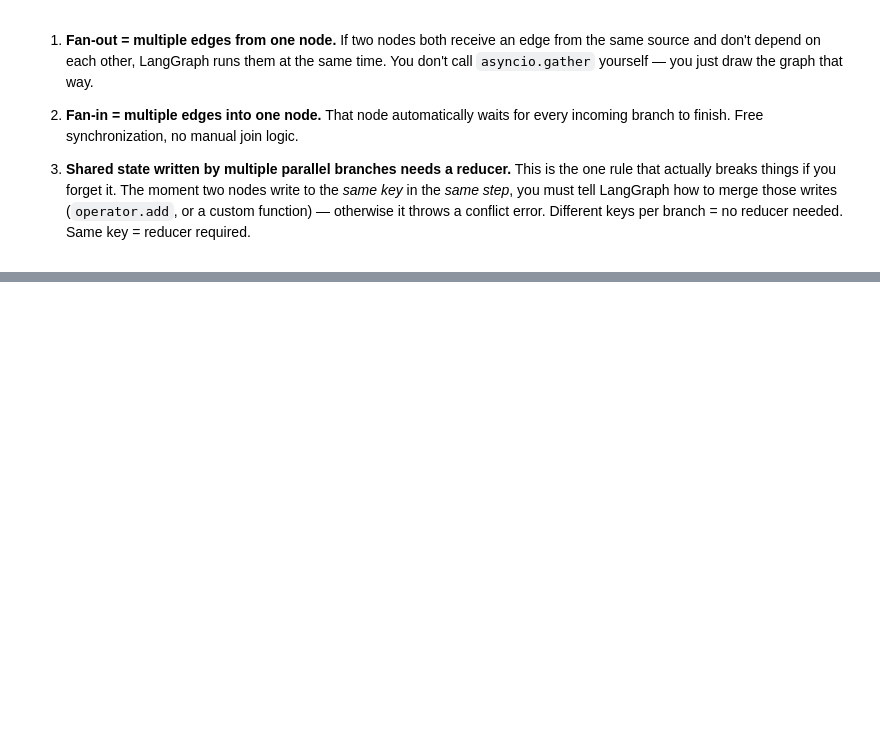
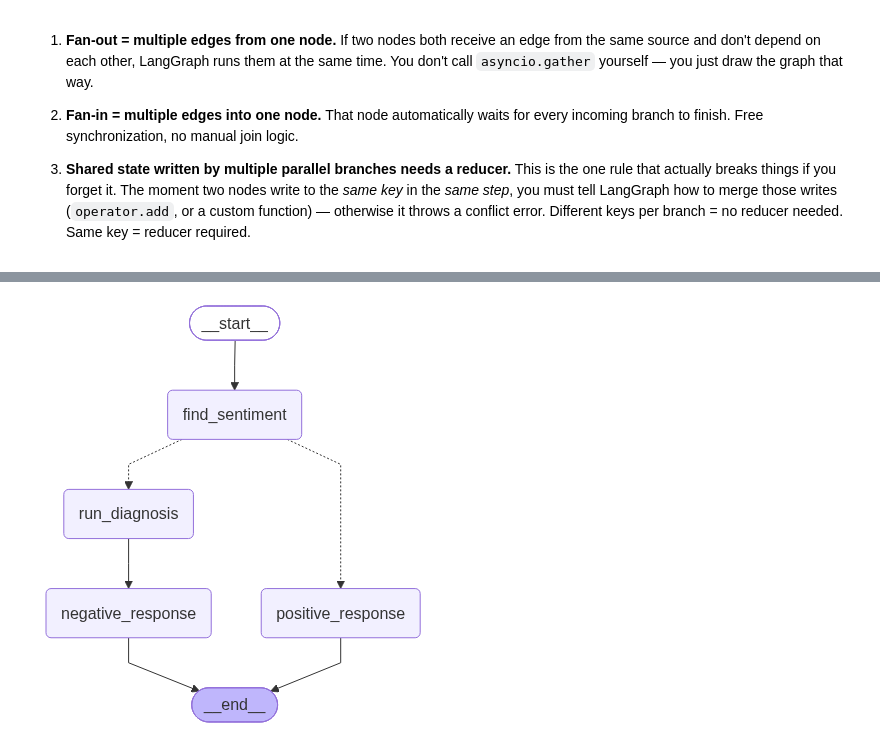
Before and after one commit to Harsh5225/AI_ENGINEER, a Jupyter notebook: LangGraphLearn/code.ipynb, the cells around one changed output, grey strips where cells are left out. Drawn from its saved outputs; the diff is of its cells as text; code cells hidden in the pictures; blank space fills up the shorter version.

Commit message:
feat(langgraph): implement conditional review analysis workflow

```diff
--- a/LangGraphLearn/code.ipynb
+++ b/LangGraphLearn/code.ipynb
@@ -200,0 +247,5 @@ app
+# %%
+def positive_response(state:ReviewState):
+    prompt = f"Write a positive response to the following review - {state['review']}"
+    result = model.invoke(prompt)
+    return {"response": result.content}
@@ -200,0 +262,41 @@ app
+# %%
+
+def negative_response(state: ReviewState):
+
+    diagnosis = state['diagnosis']
+
+    prompt = f"""You are a support assistant.
+The user had a '{diagnosis['issue_type']}' issue, sounded '{diagnosis['tone']}', and marked urgency as '{diagnosis['urgency']}'.
+Write an empathetic, helpful resolution message.
+"""
+    response = model.invoke(prompt).content
+
+    return {'response': response}
+# %%
+def check_sentiment(state: ReviewState) -> Literal["positive_response", "run_diagnosis"]:
+
+    if state['sentiment'] == 'positive':
+        return 'positive_response'
+    else:
+        return 'run_diagnosis'
+# %%
+graph=StateGraph(ReviewState)
+graph.add_node("find_sentiment", find_sentiment)
+graph.add_node('positive_response', positive_response)
+graph.add_node('run_diagnosis', run_diagnosis)
+graph.add_node('negative_response', negative_response)
+
+
+
+graph.add_edge(START,"find_sentiment")
+graph.add_conditional_edges("find_sentiment",check_sentiment)
+
+graph.add_edge("positive_response", END)
+graph.add_edge("run_diagnosis",'negative_response')
+graph.add_edge("negative_response", END)
+
+workflow=graph.compile()
+# %%
+workflow
+# %% [output]
+[figure, added]
```
Also changed, not shown: parts of 14 cells of this notebook.
